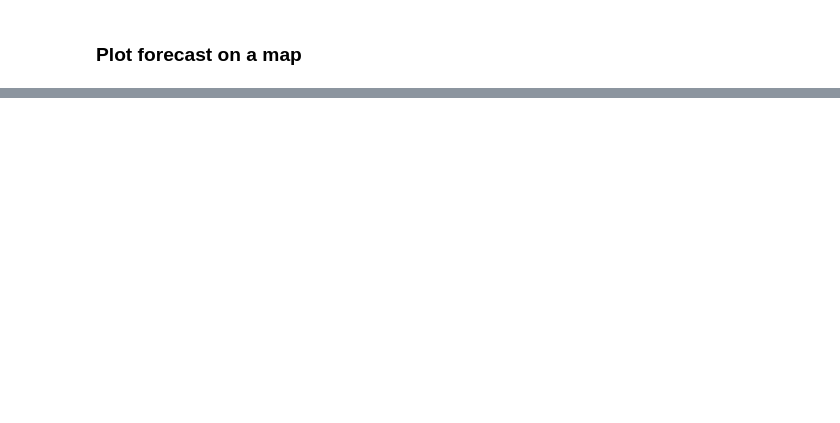
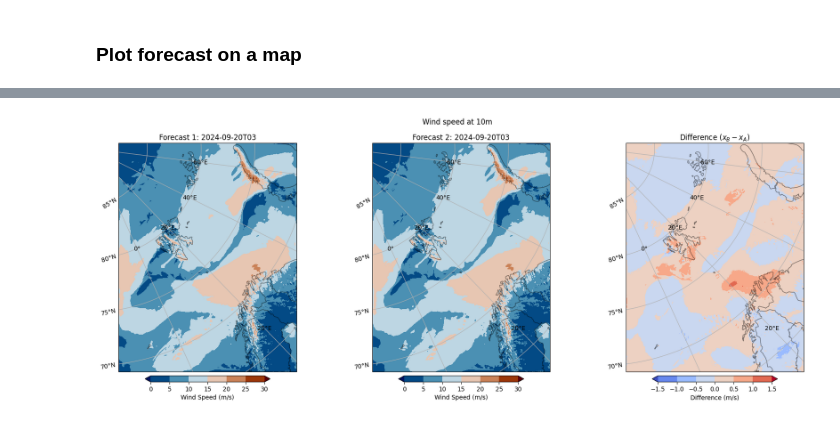
Before and after one commit to Alessimc/GEO4902, a Jupyter notebook: Exercises/Ex.2/2.1.ModelAnalysis_and_background_upperair.ipynb, the cells around one changed output, grey strips where cells are left out. Saved outputs shown, nothing was run; the diff lists cells and outputs as text; code cells hidden in the pictures; blank space fills up the shorter version.

```diff
--- a/Exercises/Ex.2/2.1.ModelAnalysis_and_background_upperair.ipynb
+++ b/Exercises/Ex.2/2.1.ModelAnalysis_and_background_upperair.ipynb
@@ -89,0 +174,63 @@ plt.tight_layout()
+# %%
+mlevels= 0
+timestep_1=3
+timestep_2=0
+
+projection = cy.crs.LambertConformal(central_longitude =forecast_1.projection_lambert.longitude_of_central_meridian,
+                                       central_latitude  =forecast_1.projection_lambert.latitude_of_projection_origin,
+                                       standard_parallels = forecast_1.projection_lambert.standard_parallel)
+
+
+fig, axes = plt.subplots(1, 3, subplot_kw={'projection': projection}, figsize=[18, 7.2])
+
+# Plot cosmetics (applies to all axes)
+for ax in axes:
+    ax.add_feature(cy.feature.COASTLINE, alpha=0.5)
+    ax.add_feature(cy.feature.BORDERS, alpha=0.5)
+    gl = ax.gridlines(draw_labels=True)
+    gl.top_labels = False
+    gl.right_labels = False
+
+# Plot forecast_1
+(forecast_1['wind_speed'].isel(time=timestep_1, height7=mlevel)).plot.contourf(
+    ax=axes[0],
+    x='longitude',
+    y='latitude',
+    cmap=cm.vik,
+    extend='both',
+    transform=cy.crs.PlateCarree(),
+    cbar_kwargs={'orientation':'horizontal', 'label':'Wind Speed (m/s)', 'shrink':0.5, 'pad':0.015}
+)
+axes[0].set_title(f"Forecast 1: {np.datetime_as_string(forecast_1.time.isel(time=timestep_1), unit='h')}")
+
+# Plot forecast_2 for the same timestep
+(forecast_2['wind_speed'].isel(time=timestep_2, height7=mlevel)).plot.contourf(
+    ax=axes[1],
+    x='longitude',
+    y='latitude',
+    cmap=cm.vik,
+    extend='both',
+    transform=cy.crs.PlateCarree(),
+    cbar_kwargs={'orientation':'horizontal', 'label':'Wind Speed (m/s)', 'shrink':0.5, 'pad':0.015}
+)
+axes[1].set_title(f"Forecast 2: {np.datetime_as_string(forecast_2.time.isel(time=timestep_2), unit='h')}")
+
+# Plot the difference (x_B - x_A) for the same timestep
+difference = (forecast_1['wind_speed'].isel(time=timestep_1, height7=mlevel) -
+            forecast_2['wind_speed'].isel(time=timestep_2, height7=mlevel))
+
+(difference).plot.contourf(
+    ax=axes[2],
+    x='longitude',
+    y='latitude',
+    cmap='coolwarm',
+    extend='both',
+    transform=cy.crs.PlateCarree(),
+    cbar_kwargs={'orientation':'horizontal', 'label':'Difference (m/s)', 'shrink':0.5, 'pad':0.015}
+)
+axes[2].set_title("Difference ($x_B - x_A$)")
+plt.suptitle(f'Wind speed at 10m')
+plt.tight_layout()
+plt.show()
+# %% [output]
+[figure, added]
```
Also changed, not shown: parts of 10 cells of this notebook.
